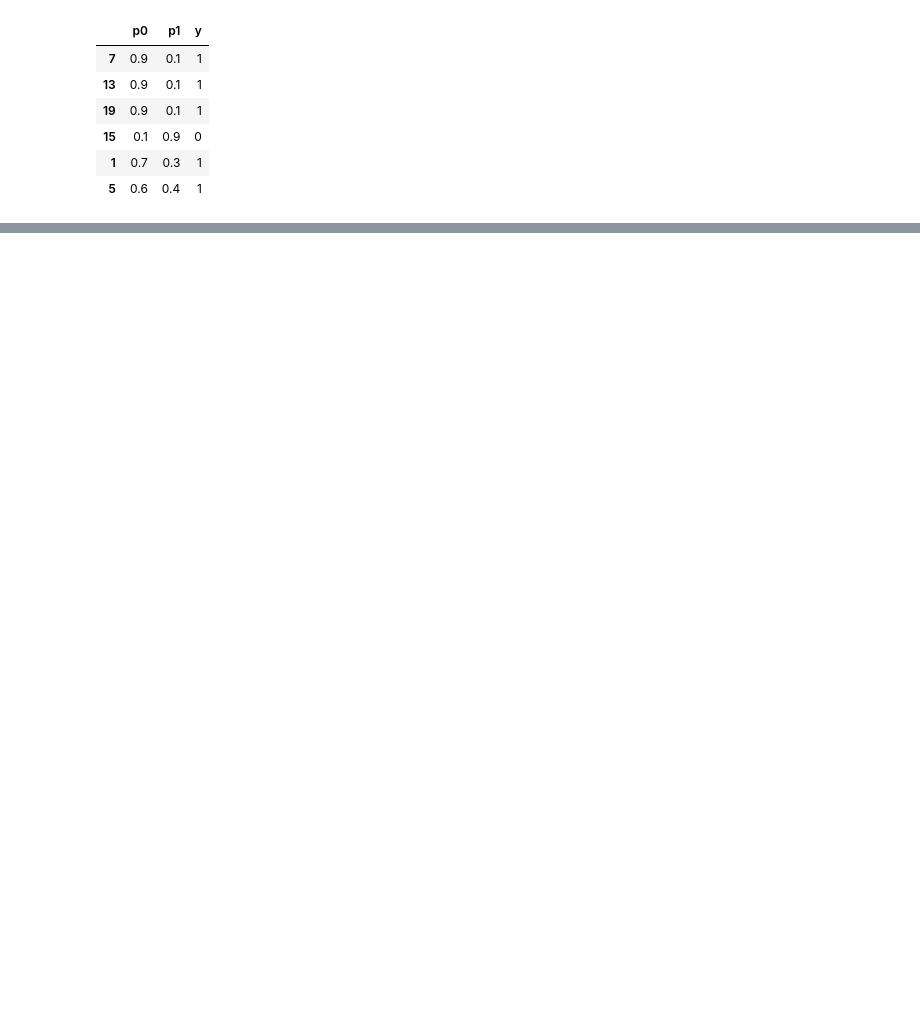
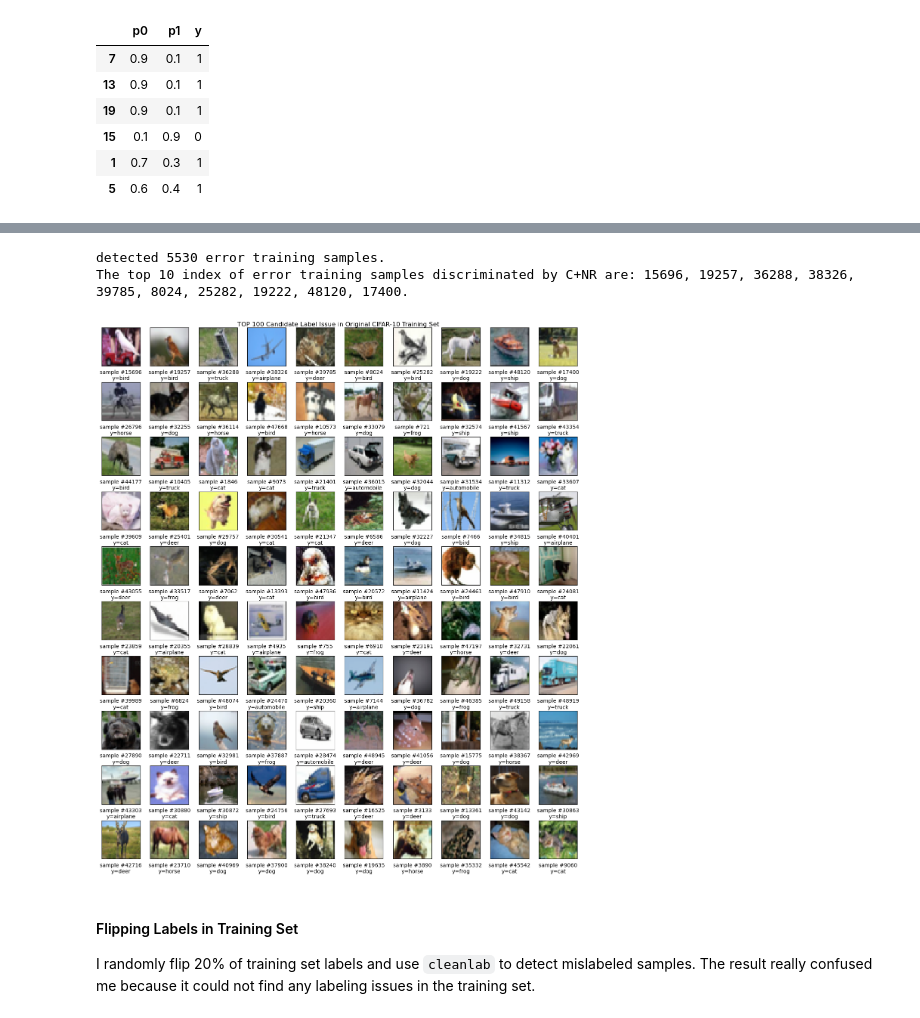
Before and after one commit to Pangjing-Wu/data-centric-AI, a Jupyter notebook: noisy-label-detection/notebook/cleanlab-confident-learning.ipynb, the cells around one changed output, grey strips where cells are left out. Cells and saved outputs as stored; diff of their text form; code cells hidden in the pictures; blank space fills up the shorter version.

```diff
--- a/noisy-label-detection/notebook/cleanlab-confident-learning.ipynb
+++ b/noisy-label-detection/notebook/cleanlab-confident-learning.ipynb
@@ -174,0 +187,9 @@ To be completed...
+# %%
+bs = 512
+transform = torchvision.transforms.Compose([
+    torchvision.transforms.ToTensor(),
+    torchvision.transforms.Normalize((0.4914, 0.4822, 0.4465), (0.2023, 0.1994, 0.2010))
+])
+
+trainset = torchvision.datasets.CIFAR10('/home/wupj/data/cv/CIFAR-10', train=True, transform=transform)
+testset  = torchvision.datasets.CIFAR10('/home/wupj/data/cv/CIFAR-10', train=False, transform=transform)
@@ -174,0 +268,36 @@ To be completed...
+# %%
+probs  = np.concatenate(probs, axis=0)
+y_true = np.concatenate(y_true, axis=0)
+probs[np.concatenate(index, axis=0)]  = probs
+y_true[np.concatenate(index, axis=0)] = y_true
+
+cl_both = cleanlab.filter.find_label_issues(
+    labels=y_true,
+    pred_probs=probs,
+    filter_by='both',
+    return_indices_ranked_by='self_confidence'
+)
+print(f'detected {len(cl_both)} error training samples.')
+print(f"The top 10 index of error training samples discriminated by C+NR are: {', '.join([str(i) for i in cl_both[:10]])}.")
+# %% [output]
+detected 5530 error training samples.
+The top 10 index of error training samples discriminated by C+NR are: 15696, 19257, 36288, 38326, 39785, 8024, 25282, 19222, 48120, 17400.
+# %%
+label_issue_data = Subset(trainset, cl_both[:100])
+fig, ax = plt.subplots(10, 10, figsize=(13, 15))
+fig.suptitle('TOP 100 Candidate Label Issue in Original CIFAR-10 Training Set')
+for axi, i, data in zip(ax.flatten(), cl_both[:100], label_issue_data):
+    x, y = data[0], data[1]
+    x = np.transpose(x.numpy(), (1, 2, 0))
+    x = x * np.array([0.2023, 0.1994, 0.2010]) + np.array([0.4914, 0.4822, 0.4465])
+    axi.imshow(x.clip(0, 1))
+    axi.set_xticks([])
+    axi.set_yticks([])
+    axi.set_xlabel(f'sample #{i}\ny={trainset.classes[y]}')
+fig.tight_layout()
+fig.show()
+# %% [output]
+[figure, added]
+# %% [markdown]
+#### Flipping Labels in Training Set
+I randomly flip 20% of training set labels and use `cleanlab` to detect mislabeled samples. The result really confused me because it could not find any labeling issues in the training set.
```
Also changed, not shown: parts of 18 cells of this notebook.
